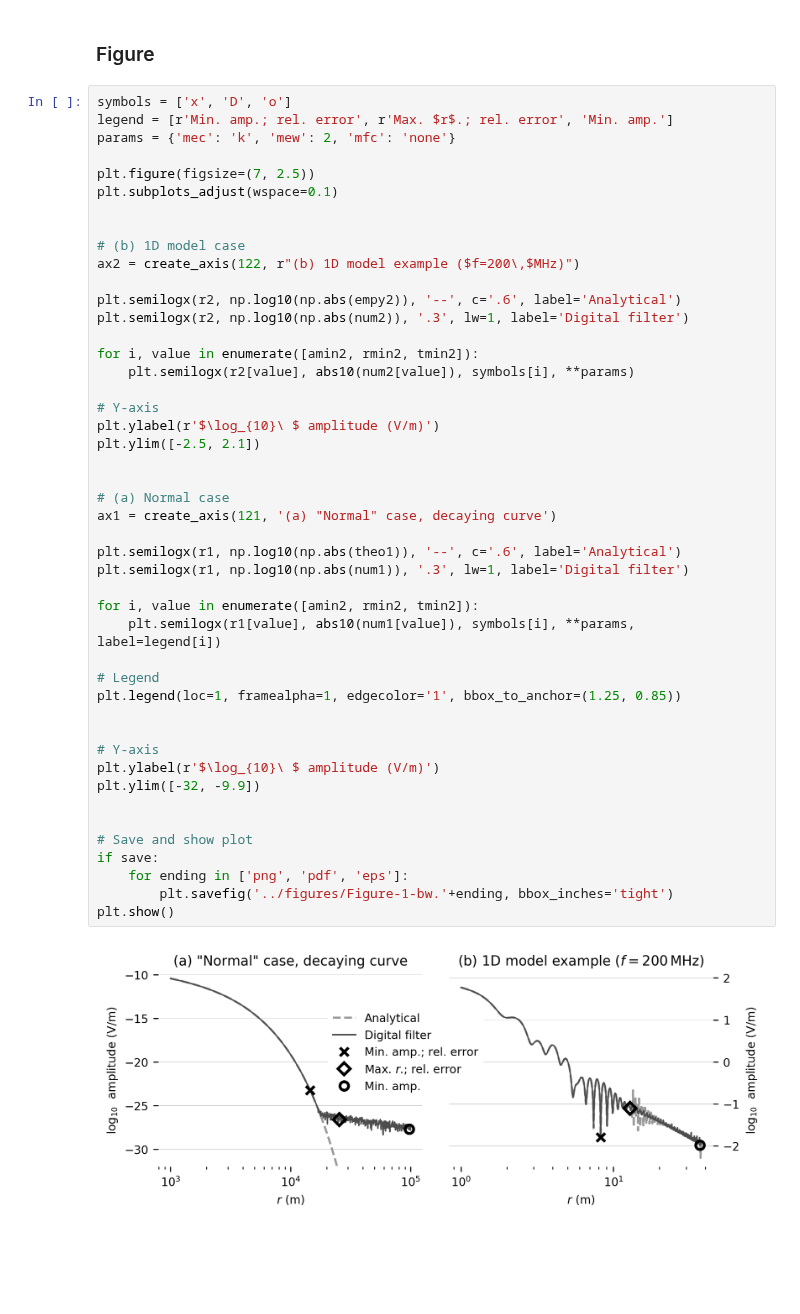
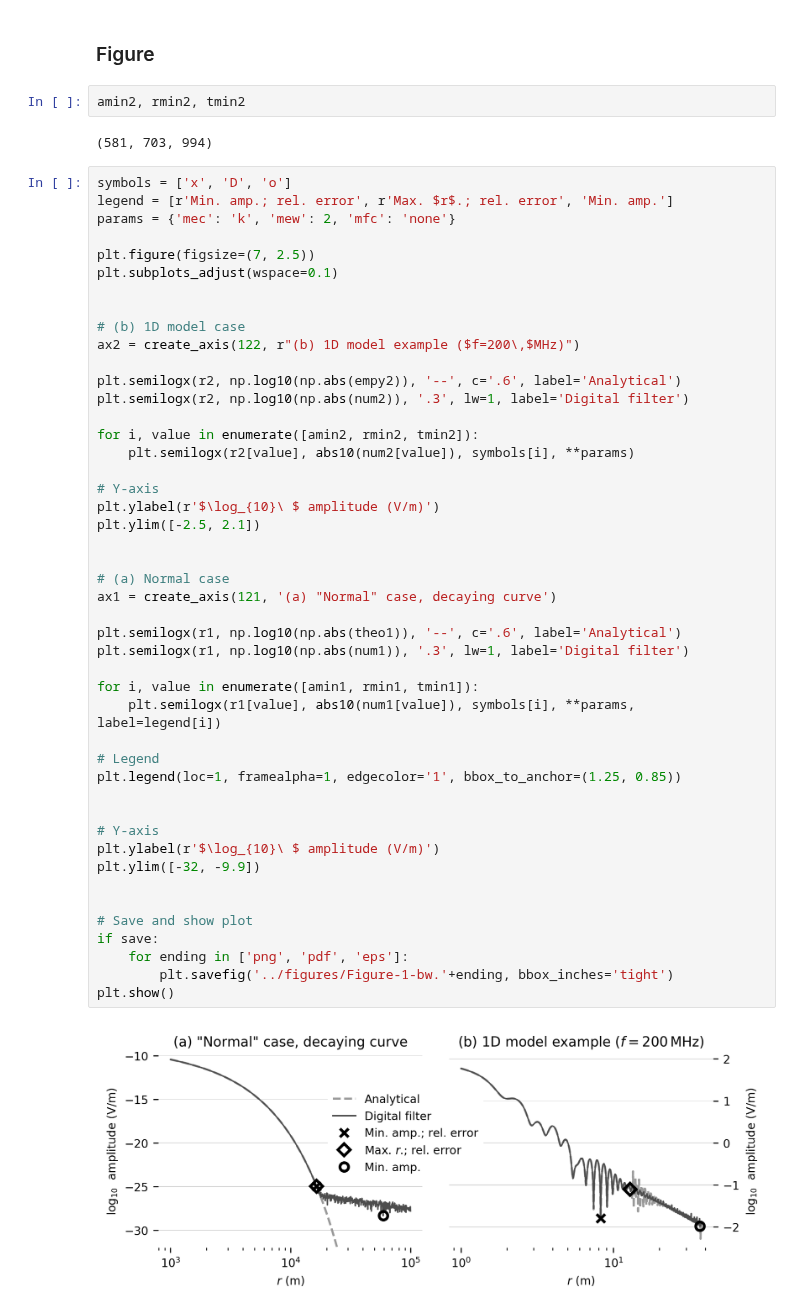
Before and after one commit to emsig/article-fdesign, a Jupyter notebook: notebooks/01-Figure_InversionCriterium.ipynb, the cells around one changed output. Cells and saved outputs as stored; diff of their text form; blank space fills up the shorter version.

```diff
--- a/notebooks/01-Figure_InversionCriterium.ipynb
+++ b/notebooks/01-Figure_InversionCriterium.ipynb
@@ -105,6 +105,10 @@ amin2 = np.argmin(np.abs(num2[:rmin2+1]))
 tmin2 = np.argmin(np.abs(num2))
 # %% [markdown]
 ### Figure
+# %%
+amin2, rmin2, tmin2
+# %% [output]
+(581, 703, 994)
 # %%
 symbols = ['x', 'D', 'o']
 legend = [r'Min. amp.; rel. error', r'Max. $r$.; rel. error', 'Min. amp.']
@@ -124,35 +128,35 @@ for i, value in enumerate([amin2, rmin2, tmin2]):
     plt.semilogx(r2[value], abs10(num2[value]), symbols[i], **params)
 
 # Y-axis
 plt.ylabel(r'$\log_{10}\ $ amplitude (V/m)')
 plt.ylim([-2.5, 2.1])
 
 
 # (a) Normal case
 ax1 = create_axis(121, '(a) "Normal" case, decaying curve')
 
 plt.semilogx(r1, np.log10(np.abs(theo1)), '--', c='.6', label='Analytical')
 plt.semilogx(r1, np.log10(np.abs(num1)), '.3', lw=1, label='Digital filter')
 
-for i, value in enumerate([amin2, rmin2, tmin2]):
+for i, value in enumerate([amin1, rmin1, tmin1]):
     plt.semilogx(r1[value], abs10(num1[value]), symbols[i], **params, label=legend[i])
 
 # Legend
 plt.legend(loc=1, framealpha=1, edgecolor='1', bbox_to_anchor=(1.25, 0.85))
 
 
 # Y-axis
 plt.ylabel(r'$\log_{10}\ $ amplitude (V/m)')
 plt.ylim([-32, -9.9])
 
 
 # Save and show plot
 if save:
     for ending in ['png', 'pdf', 'eps']:
         plt.savefig('../figures/Figure-1-bw.'+ending, bbox_inches='tight')
 plt.show()
 # %% [output]
-[figure, old version]
+[figure, new version]
 # %%
 epm.versions('HTML')
 # %% [output]
```
Also changed, not shown: parts of 1 cell of this notebook, 2 other files.
